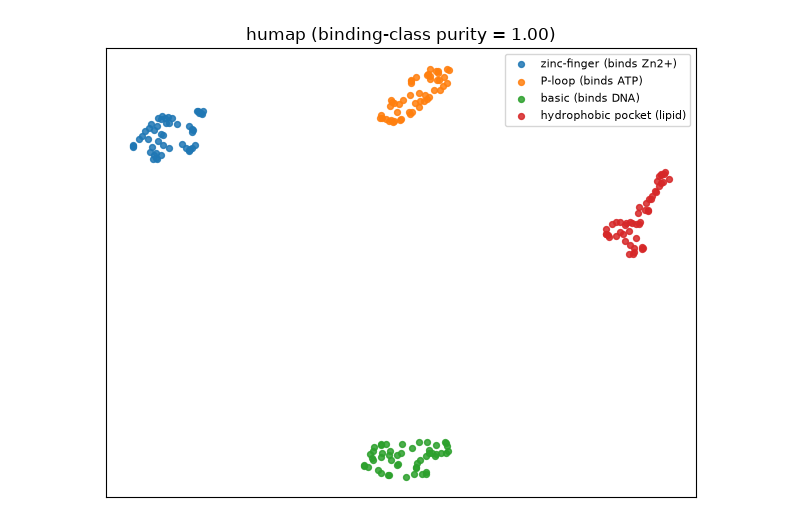
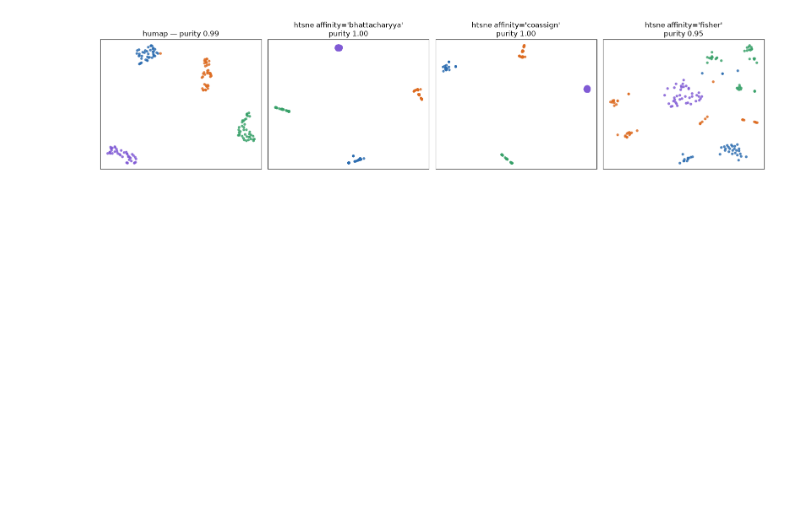
Before and after one commit to gmboquet/mixle-notebooks, a Jupyter notebook: notebooks/tutorials/embedding_with_htsne.ipynb, the cells around one changed output. Cells and saved outputs as stored; diff of their text form; code cells hidden in the pictures; blank space fills up the shorter version.

```diff
--- a/notebooks/tutorials/embedding_with_htsne.ipynb
+++ b/notebooks/tutorials/embedding_with_htsne.ipynb
@@ -117,10 +142,16 @@ ax.set_xticks([]); ax.set_yticks([]); ax.legend(fontsize=8); plt.tight_layout();
 # %%
-um = humap(proteins, seed=1, n_neighbors=15, out=io.StringIO())
-fig, ax = plt.subplots(figsize=(6.2, 5))
+fig, ax = plt.subplots(1, 4, figsize=(16, 3.8))
+Yh = humap(proteins, seed=1, n_neighbors=15, out=io.StringIO())
 for k, name in enumerate(bind_names):
     m = binds == k
-    ax.scatter(um[m, 0], um[m, 1], s=18, label=name, alpha=0.85)
-ax.set_title('humap (binding-class purity = %.2f)' % knn_purity(um, binds))
-ax.set_xticks([]); ax.set_yticks([]); ax.legend(fontsize=8); plt.tight_layout(); plt.show()
+    ax[0].scatter(Yh[m, 0], Yh[m, 1], s=12, color=COLORS[k], alpha=0.8)
+ax[0].set_title('humap — purity %.2f' % knn_purity(Yh, binds)); ax[0].set_xticks([]); ax[0].set_yticks([])
+for a, aff in zip(ax[1:], ['bhattacharyya', 'coassign', 'fisher']):
+    Y = htsne(proteins, seed=1, perplexity=20, affinity=aff, out=io.StringIO())
+    for k in range(len(bind_names)):
+        m = binds == k
+        a.scatter(Y[m, 0], Y[m, 1], s=12, color=COLORS[k], alpha=0.8)
+    a.set_title("htsne affinity='%s'\npurity %.2f" % (aff, knn_purity(Y, binds))); a.set_xticks([]); a.set_yticks([])
+plt.tight_layout(); plt.show()
 # %% [output]
-[figure, old version]
+[figure, new version]
```
Also changed, not shown: parts of 16 cells of this notebook, 2 other files.
